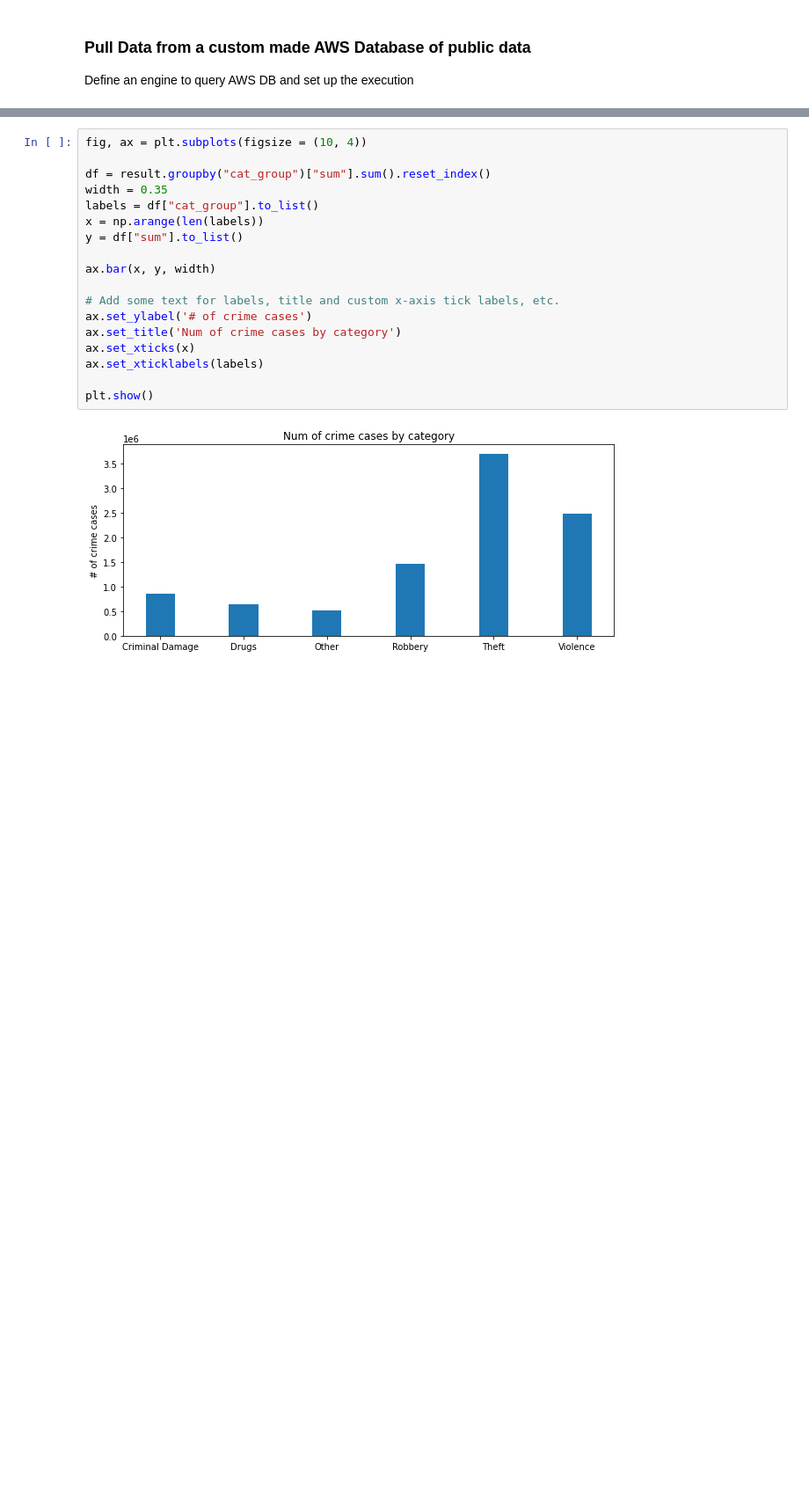
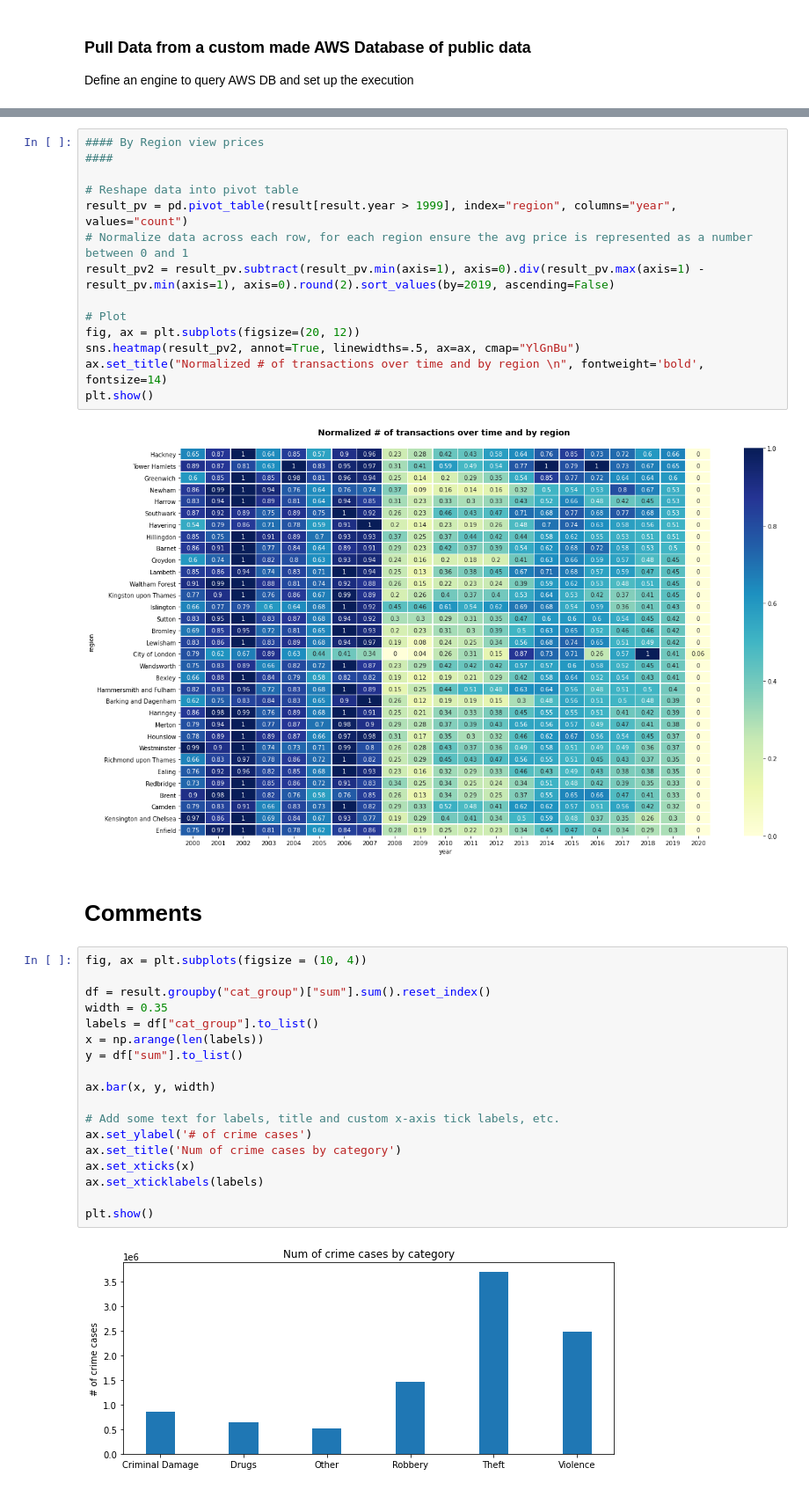
Before and after one commit to jelenalor/RealEstate, a Jupyter notebook: 1.EDA.ipynb, the cells around one changed output, grey strips where cells are left out. Shown at 88% size. Saved outputs shown, nothing was run; the diff lists cells and outputs as text; blank space fills up the shorter version.

```diff
--- a/1.EDA.ipynb
+++ b/1.EDA.ipynb
@@ -52,3 +110,21 @@ result
+# %%
+#### By Region view prices
+####
+
+# Reshape data into pivot table
+result_pv = pd.pivot_table(result[result.year > 1999], index="region", columns="year", values="count")
+# Normalize data across each row, for each region ensure the avg price is represented as a number between 0 and 1
+result_pv2 = result_pv.subtract(result_pv.min(axis=1), axis=0).div(result_pv.max(axis=1) -result_pv.min(axis=1), axis=0).round(2).sort_values(by=2019, ascending=False)
+
+# Plot
+fig, ax = plt.subplots(figsize=(20, 12))
+sns.heatmap(result_pv2, annot=True, linewidths=.5, ax=ax, cmap="YlGnBu")
+ax.set_title("Normalized # of transactions over time and by region \n", fontweight='bold', fontsize=14)
+plt.show()
+# %% [output]
+[figure, added]
+# %% [markdown]
+# Comments
 # %%
 fig, ax = plt.subplots(figsize = (10, 4))
 
```
Also changed, not shown: parts of 13 cells of this notebook.
